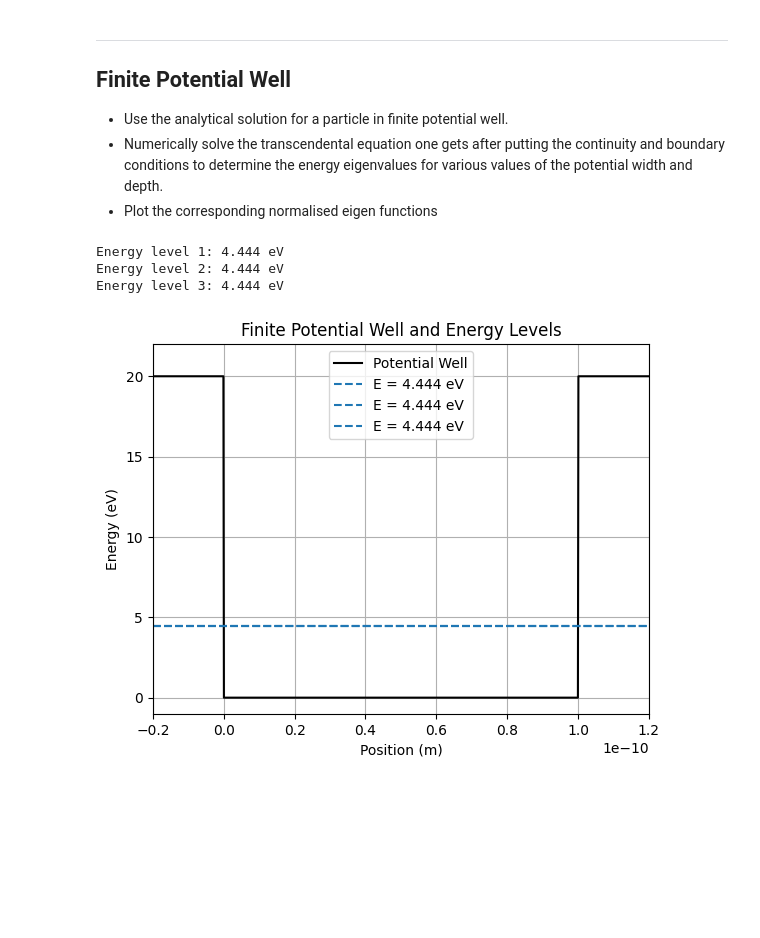
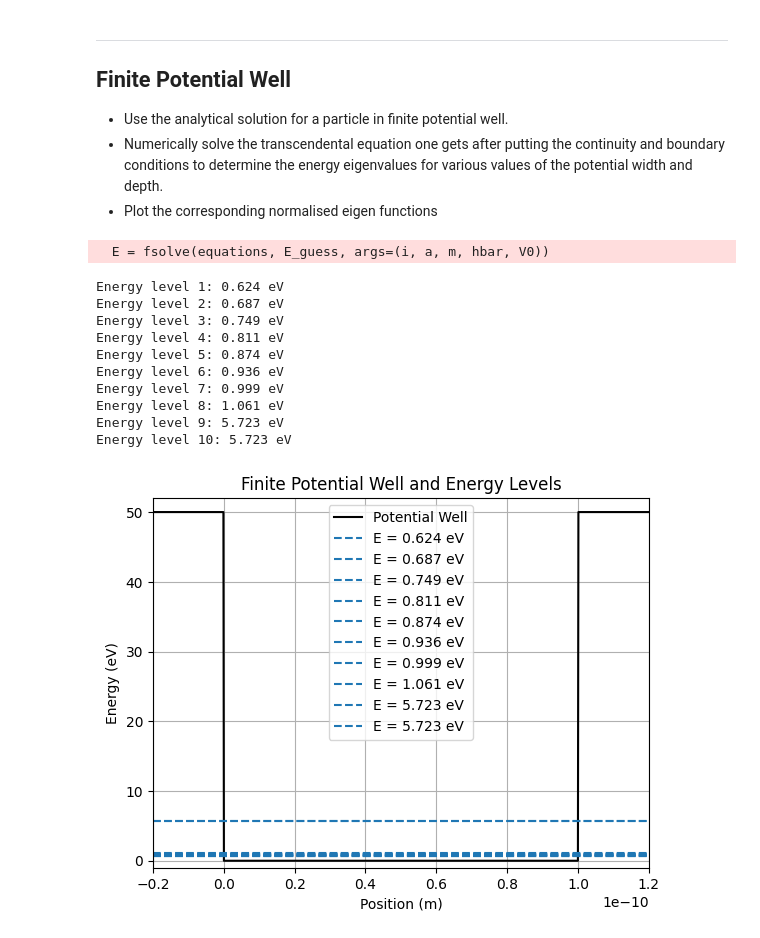
Before and after one commit to navgaur/QM1_UGCF, a Jupyter notebook: Quantum_Mech_1_UGCF.ipynb, the cells around one changed output. Cells and saved outputs as stored; diff of their text form; code cells hidden in the pictures; blank space fills up the shorter version.

```diff
--- a/Quantum_Mech_1_UGCF.ipynb
+++ b/Quantum_Mech_1_UGCF.ipynb
@@ -178,7 +178,7 @@ import matplotlib.pyplot as plt
 hbar = 1.0545718e-34  # Reduced Planck's constant (J*s)
 m = 9.10938356e-31    # Mass of the electron (kg)
 a = 1e-10             # Width of the well (meters)
-V0 = 20 * 1.60218e-19 # Depth of the well (Joules) - 50 eV in Joules
+V0 = 50 * 1.60218e-19 # Depth of the well (Joules) - 50 eV in Joules
 
 # Transcendental equations
 def equations(E, n, a, m, hbar, V0):
@@ -200,36 +200,44 @@ def find_energy_levels(n, a, m, hbar, V0, E_guess):
     return energy_levels
 
 # Parameters
-n_levels = 3  # Number of energy levels to find
-E_guess = 2e-19  # Initial guess for energy (Joules)
+n_levels = 10  # Number of energy levels to find
+E_guess = 1e-19  # Initial guess for energy (Joules)
 
 # Find the energy levels
 energy_levels = find_energy_levels(n_levels, a, m, hbar, V0, E_guess)
 
 # Convert energy levels to eV for display
 energy_levels_eV = [energy_to_eV(E) for E in energy_levels]
 
 # Print the energy levels in eV
 for i, E in enumerate(energy_levels_eV):
     print(f"Energy level {i + 1}: {E:.3f} eV")
 
 # Plot the potential well and energy levels
 x = np.linspace(-0.2e-10, 1.2e-10, 1000)
 V = np.piecewise(x, [x < 0, (0 <= x) & (x <= a), x > a], [V0, 0, V0])
 
 plt.plot(x, V / 1.60218e-19, 'k-', label='Potential Well')
 for E in energy_levels:
     plt.axhline(y=energy_to_eV(E), linestyle='--', label=f'E = {energy_to_eV(E):.3f} eV')
 plt.xlim(-0.2e-10, 1.2e-10)
 plt.ylim(-1, V0 / 1.60218e-19 + 2)
 plt.xlabel('Position (m)')
 plt.ylabel('Energy (eV)')
 plt.title('Finite Potential Well and Energy Levels')
 plt.legend()
 plt.grid(True)
 plt.show()
 # %% [output]
-Energy level 1: 4.444 eV
-Energy level 2: 4.444 eV
-Energy level 3: 4.444 eV
+  E = fsolve(equations, E_guess, args=(i, a, m, hbar, V0))
+Energy level 1: 0.624 eV
+Energy level 2: 0.687 eV
+Energy level 3: 0.749 eV
+Energy level 4: 0.811 eV
+Energy level 5: 0.874 eV
+Energy level 6: 0.936 eV
+Energy level 7: 0.999 eV
+Energy level 8: 1.061 eV
+Energy level 9: 5.723 eV
+Energy level 10: 5.723 eV
-[figure, old version]
+[figure, new version]
```
